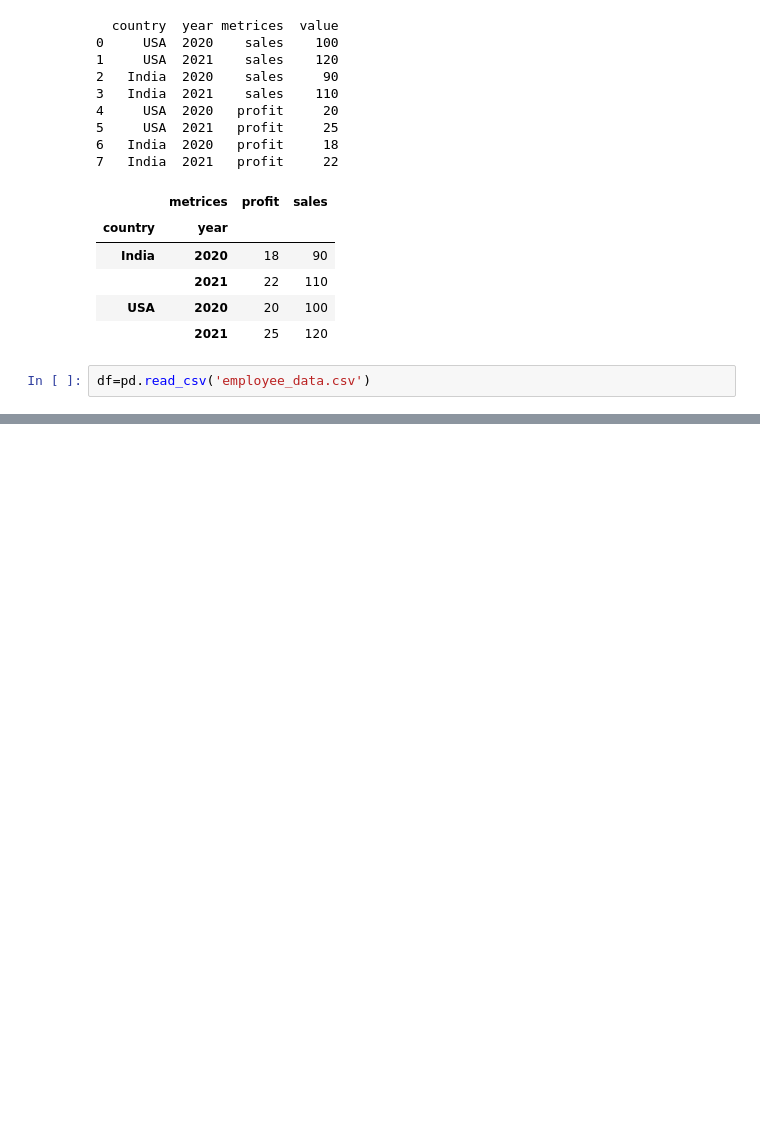
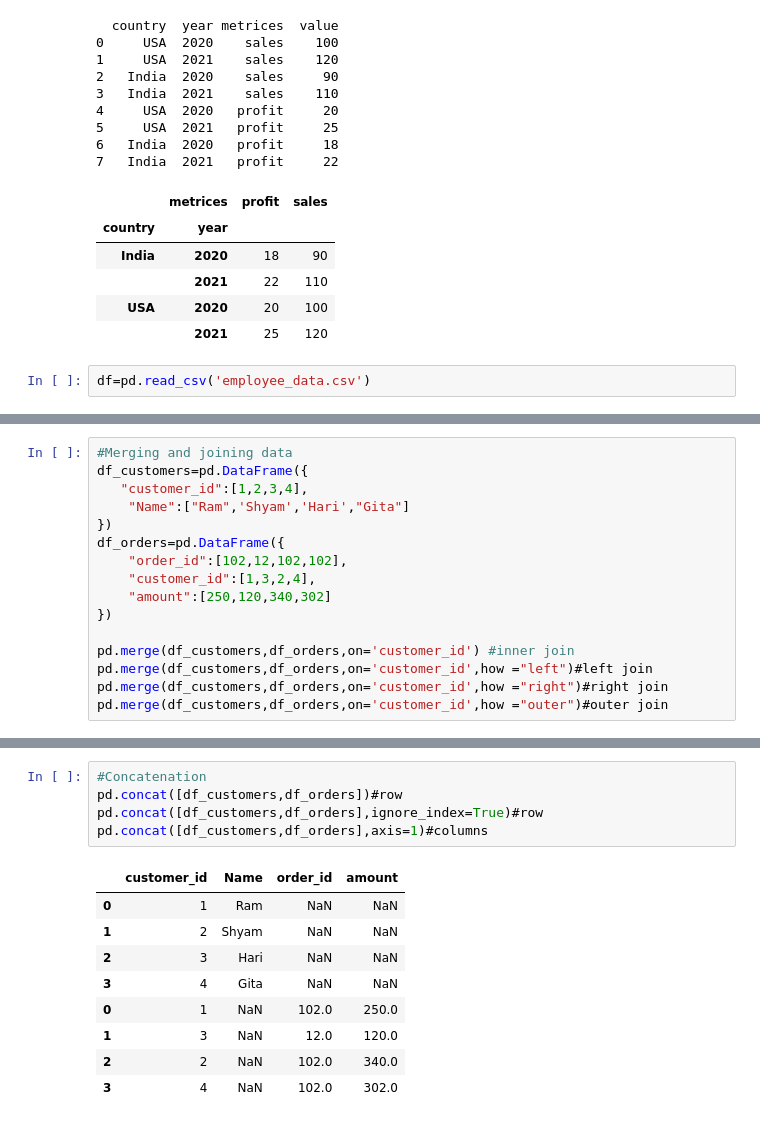
Before and after one commit to Tdeflash12/Prime, a Jupyter notebook: pandas_tutorial.ipynb, the cells around one changed output, grey strips where cells are left out. Drawn from its saved outputs; the diff is of its cells as text; blank space fills up the shorter version.

```diff
--- a/pandas_tutorial.ipynb
+++ b/pandas_tutorial.ipynb
@@ -537,0 +525,16 @@ df.plot()
+# %%
+#Merging and joining data
+df_customers=pd.DataFrame({
+   "customer_id":[1,2,3,4],
+    "Name":["Ram",'Shyam','Hari',"Gita"]
+})
+df_orders=pd.DataFrame({
+    "order_id":[102,12,102,102],
+    "customer_id":[1,3,2,4],
+    "amount":[250,120,340,302]
+})
+
+pd.merge(df_customers,df_orders,on='customer_id') #inner join
+pd.merge(df_customers,df_orders,on='customer_id',how ="left")#left join
+pd.merge(df_customers,df_orders,on='customer_id',how ="right")#right join
+pd.merge(df_customers,df_orders,on='customer_id',how ="outer")#outer join
@@ -537,0 +563,15 @@ df.plot()
+# %%
+#Concatenation
+pd.concat([df_customers,df_orders])#row
+pd.concat([df_customers,df_orders],ignore_index=True)#row
+pd.concat([df_customers,df_orders],axis=1)#columns
+# %% [output]
+|  | customer_id | Name | order_id | amount |
+| 0 | 1 | Ram | NaN | NaN |
+| 1 | 2 | Shyam | NaN | NaN |
+| 2 | 3 | Hari | NaN | NaN |
+| 3 | 4 | Gita | NaN | NaN |
+| 0 | 1 | NaN | 102.0 | 250.0 |
+| 1 | 3 | NaN | 12.0 | 120.0 |
+| 2 | 2 | NaN | 102.0 | 340.0 |
+| 3 | 4 | NaN | 102.0 | 302.0 |
```
Also changed, not shown: parts of 6 cells of this notebook, 2 other files.
